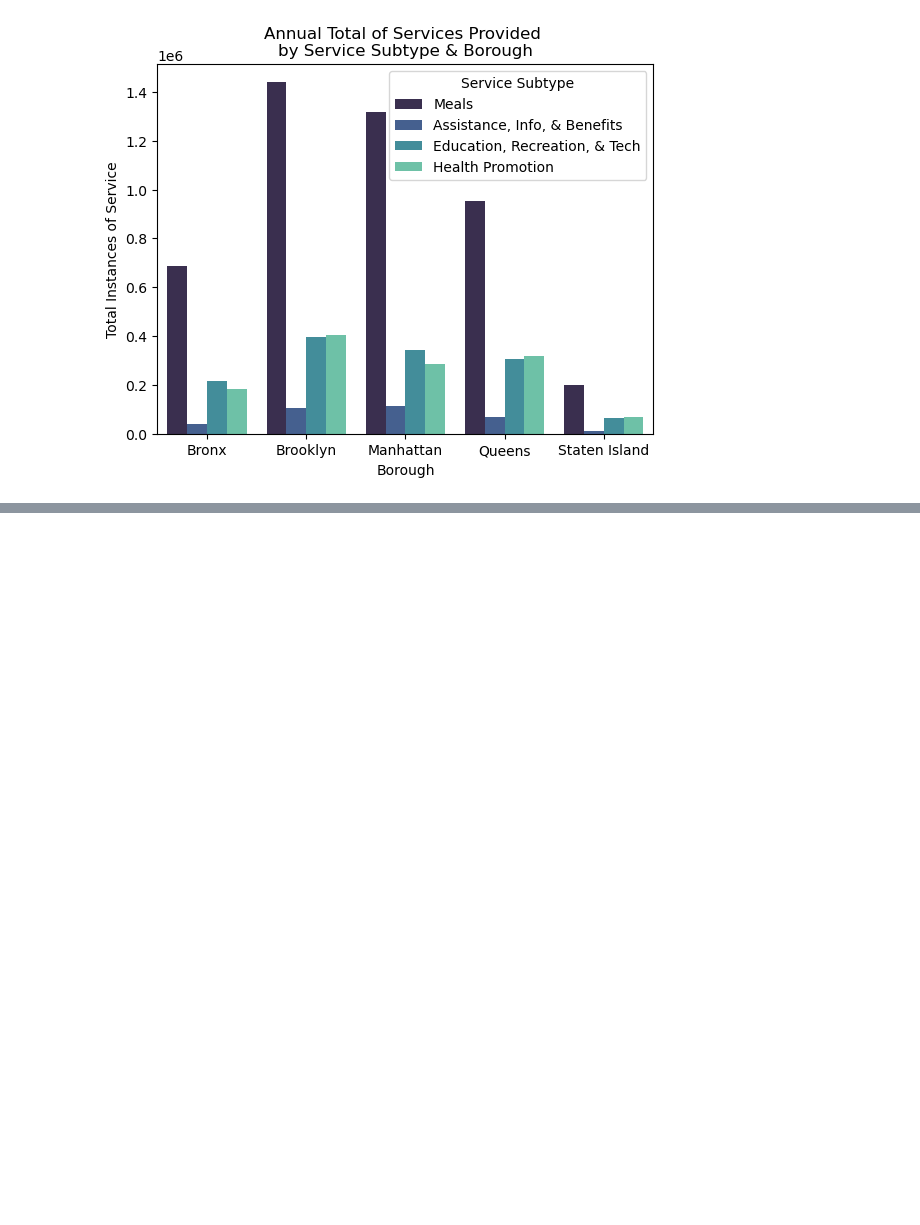
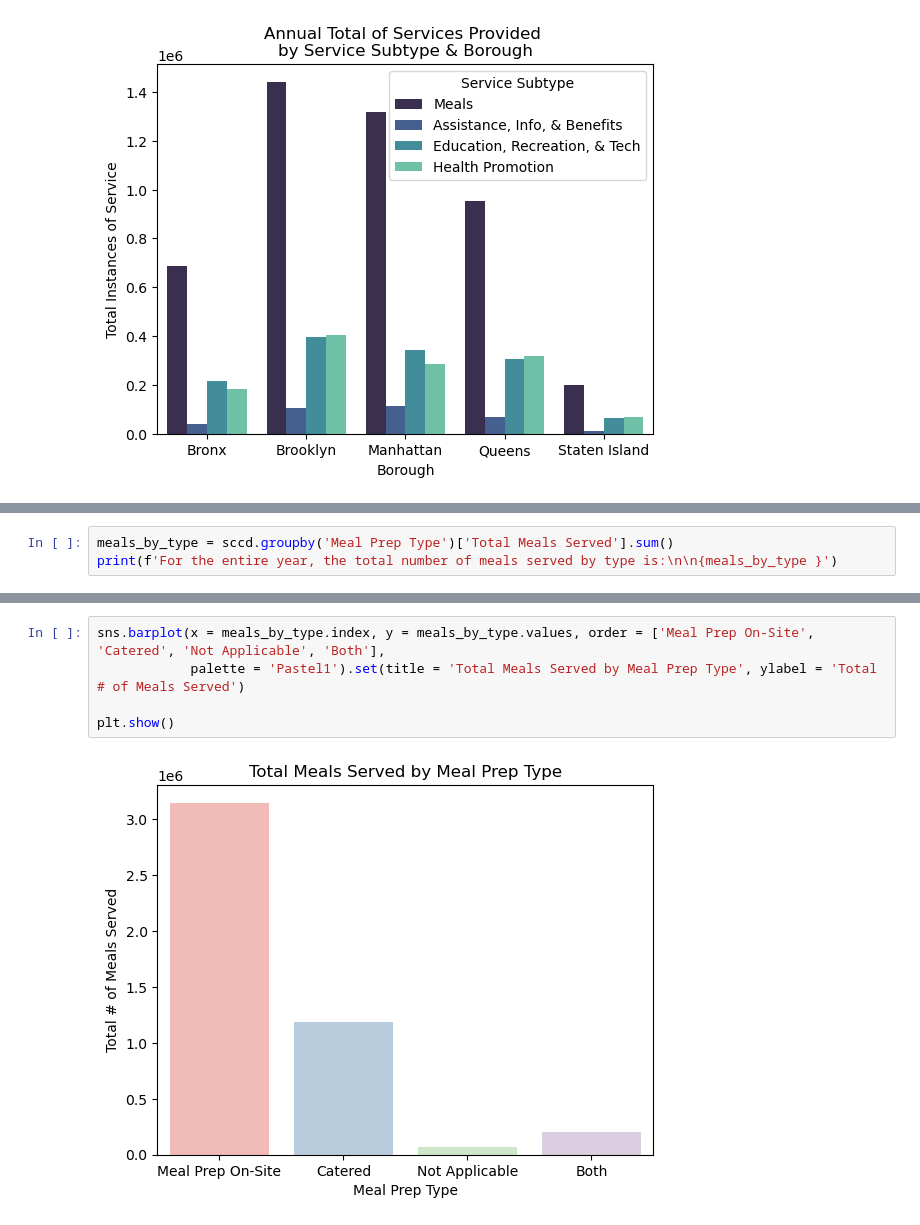
Before and after one commit to valeriemagalong/NYC-Aging, a Jupyter notebook: eda_senior_center_client_data.ipynb, the cells around one changed output, grey strips where cells are left out. Saved outputs shown, nothing was run; the diff lists cells and outputs as text; blank space fills up the shorter version.

```diff
--- a/eda_senior_center_client_data.ipynb
+++ b/eda_senior_center_client_data.ipynb
@@ -191,0 +213,3 @@ plt.show()
+# %%
+meals_by_type = sccd.groupby('Meal Prep Type')['Total Meals Served'].sum()
+print(f'For the entire year, the total number of meals served by type is:\n\n{meals_by_type }')
@@ -191,0 +225,7 @@ plt.show()
+# %%
+sns.barplot(x = meals_by_type.index, y = meals_by_type.values, order = ['Meal Prep On-Site', 'Catered', 'Not Applicable', 'Both'],
+            palette = 'Pastel1').set(title = 'Total Meals Served by Meal Prep Type', ylabel = 'Total # of Meals Served')
+
+plt.show()
+# %% [output]
+[figure, added]
```
Also changed, not shown: parts of 12 cells of this notebook, 1 other file.
